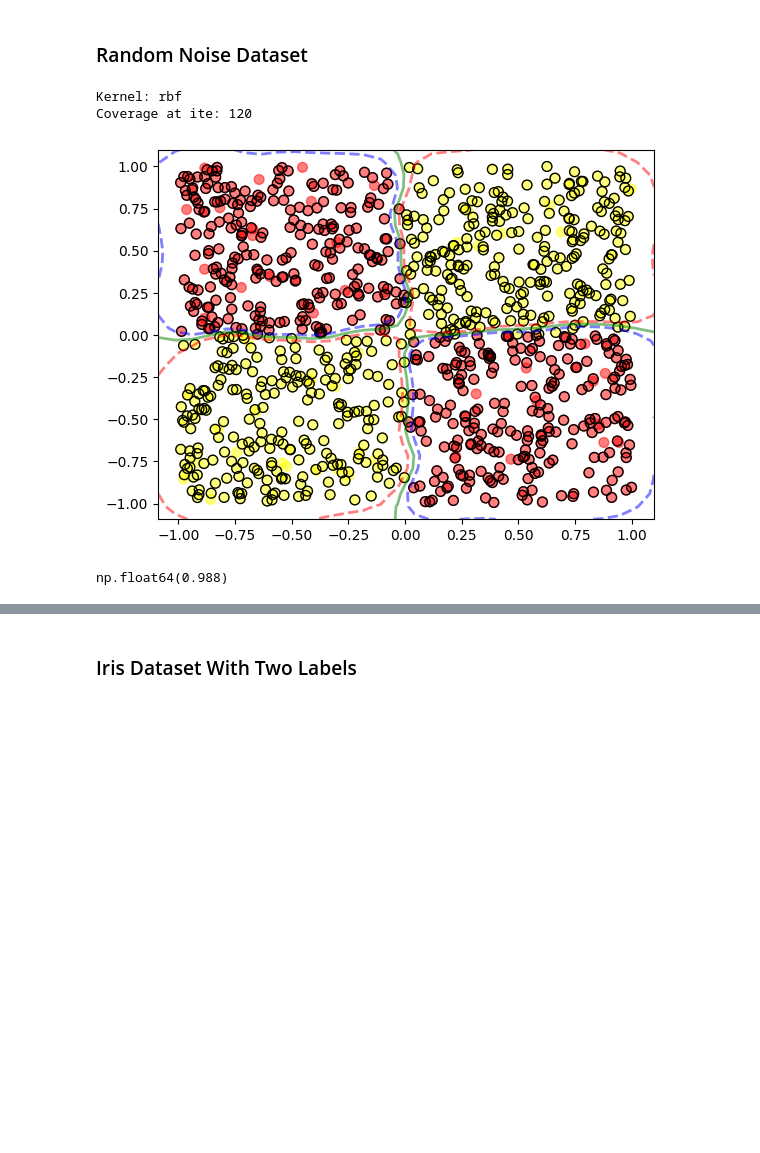
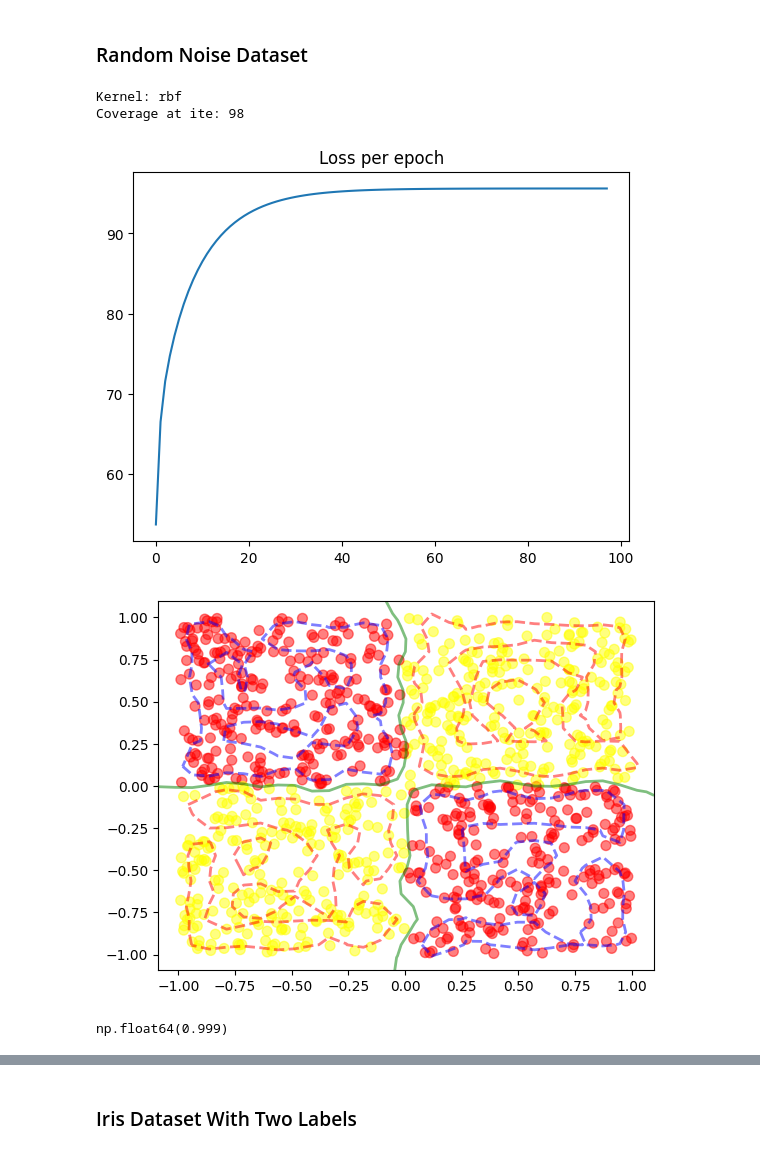
Before and after one commit to minquan-alt/AI, a Jupyter notebook: MachineLearning/SVM/SVM-Kernel.ipynb, the cells around one changed output, grey strips where cells are left out. Drawn from its saved outputs; the diff is of its cells as text; code cells hidden in the pictures; blank space fills up the shorter version.

```diff
--- a/MachineLearning/SVM/SVM-Kernel.ipynb
+++ b/MachineLearning/SVM/SVM-Kernel.ipynb
@@ -151,19 +187,20 @@ Error:
 # %%
 import numpy as np
 
 np.random.seed(42)
 X = np.random.rand(1000, 2) * 2 - 1
 y = np.sign(X[:, 0] * X[:, 1])
 
 svm = SVM(C=10 ,kernel='rbf', gamma=0.1, degree=2)
-svm.fit(X, y)
+svm.fit(X, y, lr=0.1)
 svm.visualize()
 svm.score(X, y)
 # %% [output]
 Kernel: rbf
-Coverage at ite: 120
+Coverage at ite: 98
-[figure, old version]
+[figure, new version]
+[figure, added]
-np.float64(0.988)
+np.float64(0.999)
 # %%
 from sklearn.datasets import make_blobs
 
```
Also changed, not shown: parts of 7 cells of this notebook, 8 other files.
